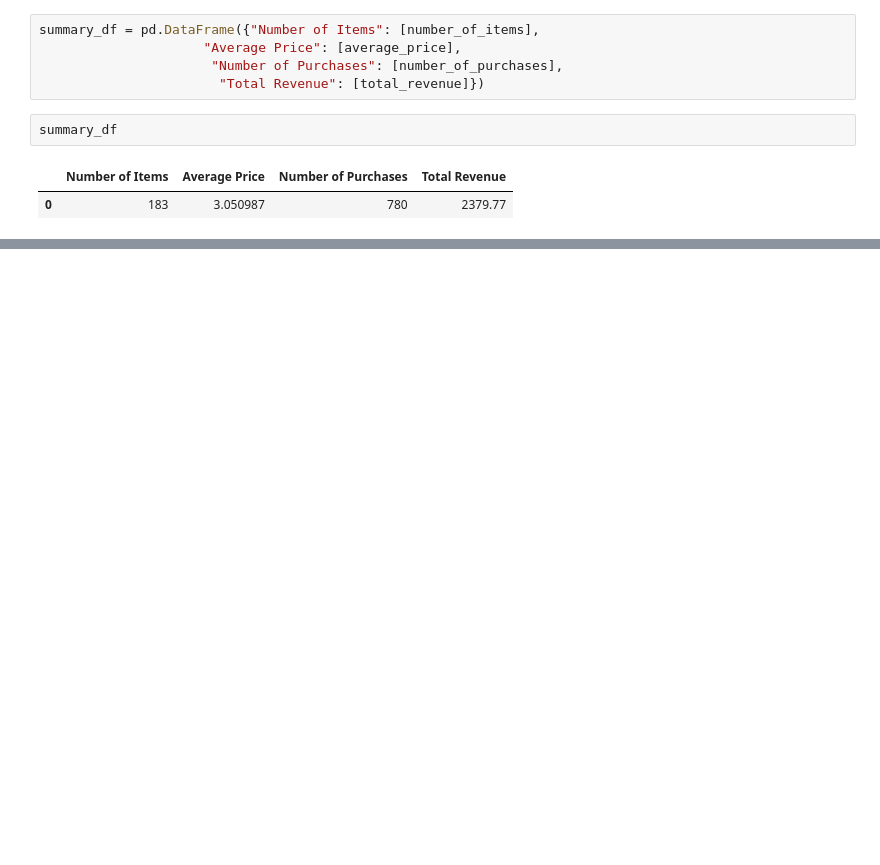
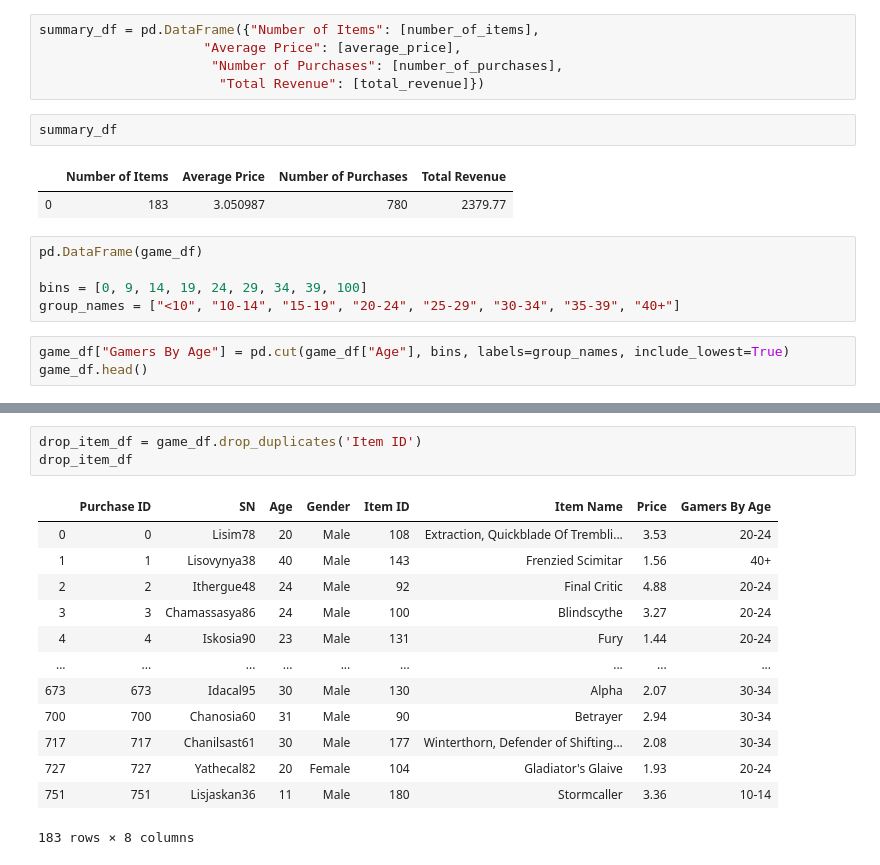
Before and after one commit to edwinmccracken/pandas-challenge, a Jupyter notebook: HeroesOfPymoli/Heros Homework.ipynb, the cells around one changed output, grey strips where cells are left out. Cells and saved outputs as stored; diff of their text form; blank space fills up the shorter version.

```diff
--- a/HeroesOfPymoli/Heros Homework.ipynb
+++ b/HeroesOfPymoli/Heros Homework.ipynb
@@ -195,3 +257,11 @@ summary_df
 # %% [output]
 |  | Number of Items | Average Price | Number of Purchases | Total Revenue |
 | 0 | 183 | 3.050987 | 780 | 2379.77 |
+# %%
+pd.DataFrame(game_df)
+
+bins = [0, 9, 14, 19, 24, 29, 34, 39, 100]
+group_names = ["<10", "10-14", "15-19", "20-24", "25-29", "30-34", "35-39", "40+"]
+# %%
+game_df["Gamers By Age"] = pd.cut(game_df["Age"], bins, labels=group_names, include_lowest=True)
+game_df.head()
@@ -215,0 +749,17 @@ See the caveats in the documentation: https://pandas.pydata.org/pandas-docs/stab
+# %%
+drop_item_df = game_df.drop_duplicates('Item ID')
+drop_item_df
+# %% [output]
+|  | Purchase ID | SN | Age | Gender | Item ID | Item Name | Price | Gamers By Age |
+| 0 | 0 | Lisim78 | 20 | Male | 108 | Extraction, Quickblade Of Trembli... | 3.53 | 20-24 |
+| 1 | 1 | Lisovynya38 | 40 | Male | 143 | Frenzied Scimitar | 1.56 | 40+ |
+| 2 | 2 | Ithergue48 | 24 | Male | 92 | Final Critic | 4.88 | 20-24 |
+| 3 | 3 | Chamassasya86 | 24 | Male | 100 | Blindscythe | 3.27 | 20-24 |
+| 4 | 4 | Iskosia90 | 23 | Male | 131 | Fury | 1.44 | 20-24 |
+| ... | ... | ... | ... | ... | ... | ... | ... | ... |
+| 673 | 673 | Idacal95 | 30 | Male | 130 | Alpha | 2.07 | 30-34 |
+| 700 | 700 | Chanosia60 | 31 | Male | 90 | Betrayer | 2.94 | 30-34 |
+| 717 | 717 | Chanilsast61 | 30 | Male | 177 | Winterthorn, Defender of Shifting... | 2.08 | 30-34 |
+| 727 | 727 | Yathecal82 | 20 | Female | 104 | Gladiator's Glaive | 1.93 | 20-24 |
+| 751 | 751 | Lisjaskan36 | 11 | Male | 180 | Stormcaller | 3.36 | 10-14 |
+183 rows × 8 columns
```
Also changed, not shown: parts of 52 cells of this notebook.
